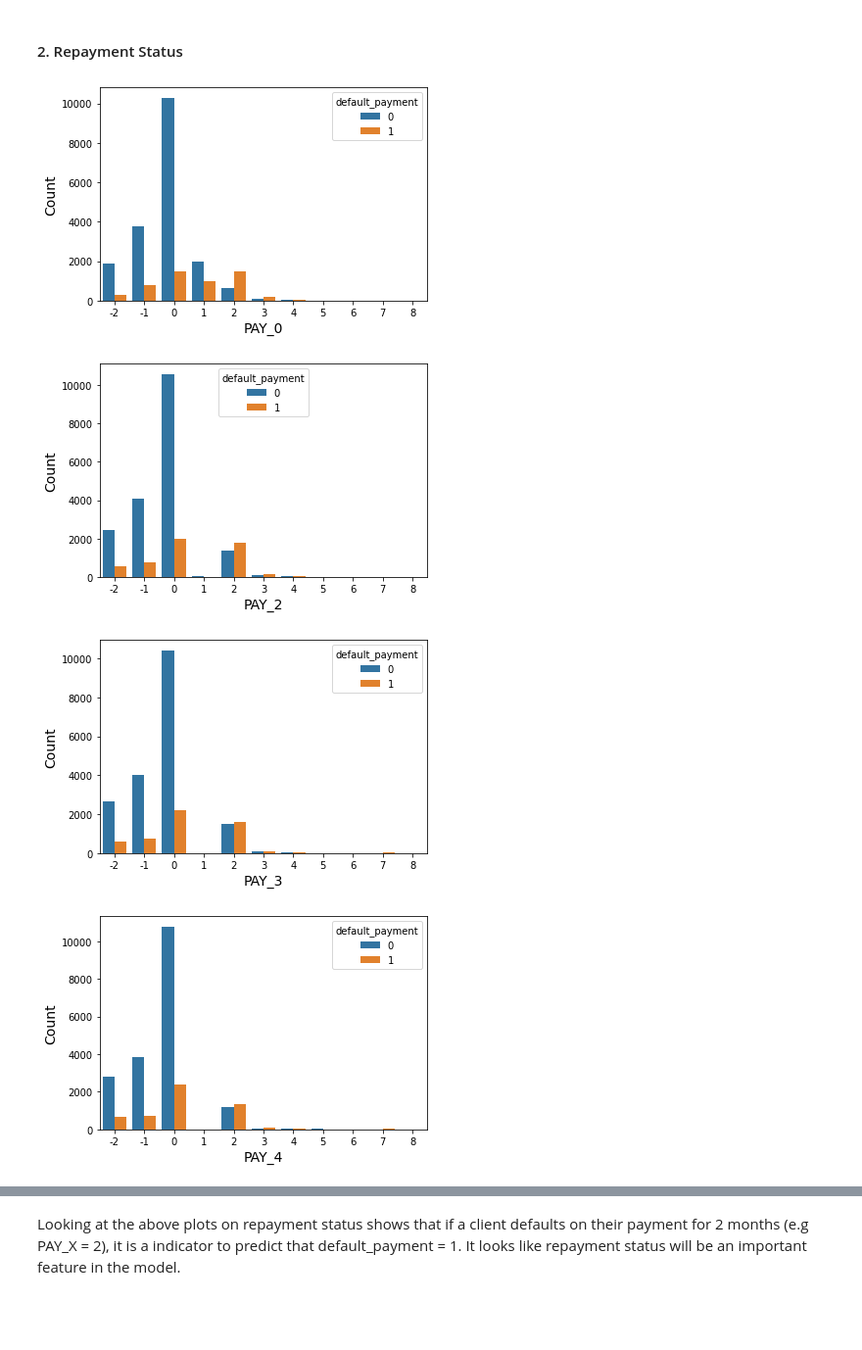
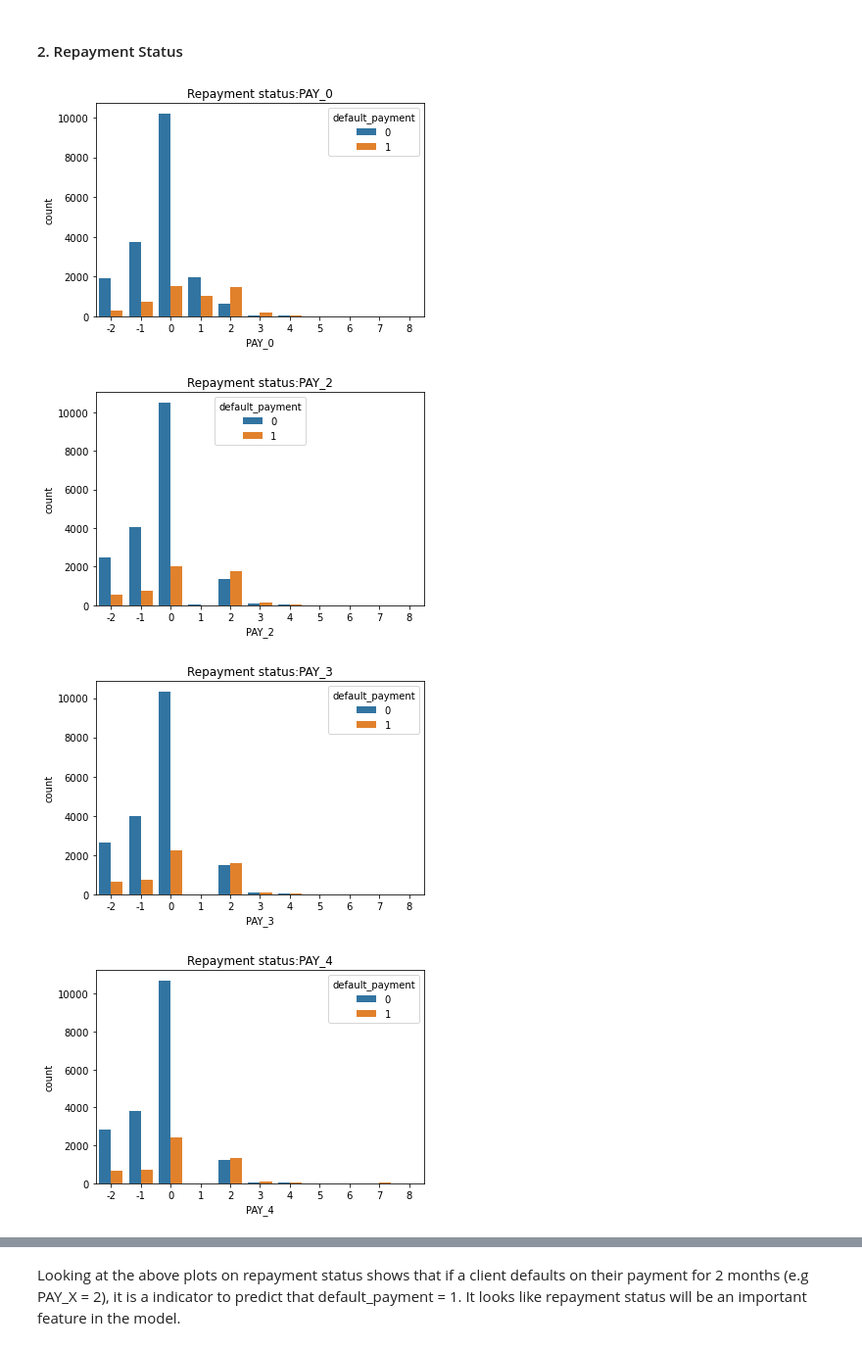
Before and after one commit to hmartin11/DSCI-310-Group-4, a Jupyter notebook: data_analysis.ipynb, the cells around one changed output, grey strips where cells are left out. Shown: that part at 98% size. Drawn from its saved outputs; the diff is of its cells as text; code cells hidden in the pictures; blank space fills up the shorter version.

Commit message:
fixed plot title names

```diff
--- a/data_analysis.ipynb
+++ b/data_analysis.ipynb
@@ -186,10 +186,10 @@ sns.distplot(train_df['LIMIT_BAL'],kde=True,bins=50, rug = True, color="green")
 #### 2. Repayment Status
 # %%
 for column in train_df[["PAY_0", "PAY_2", "PAY_3", "PAY_4", "PAY_5", "PAY_6"]]:
-    edu_plot = cp.count_plot(train_df, column, "Count Plot")
+    edu_plot = cp.count_plot(data=train_df, x=column, name ="Repayment status:" + column)
     plt.show()
 # %% [output]
-[figure, old version]
+[figure, new version]
-[figure, old version]
+[figure, new version]
-[figure, old version]
+[figure, new version]
-[figure, old version]
+[figure, new version]
```
Also changed, not shown: parts of 2 cells of this notebook.
